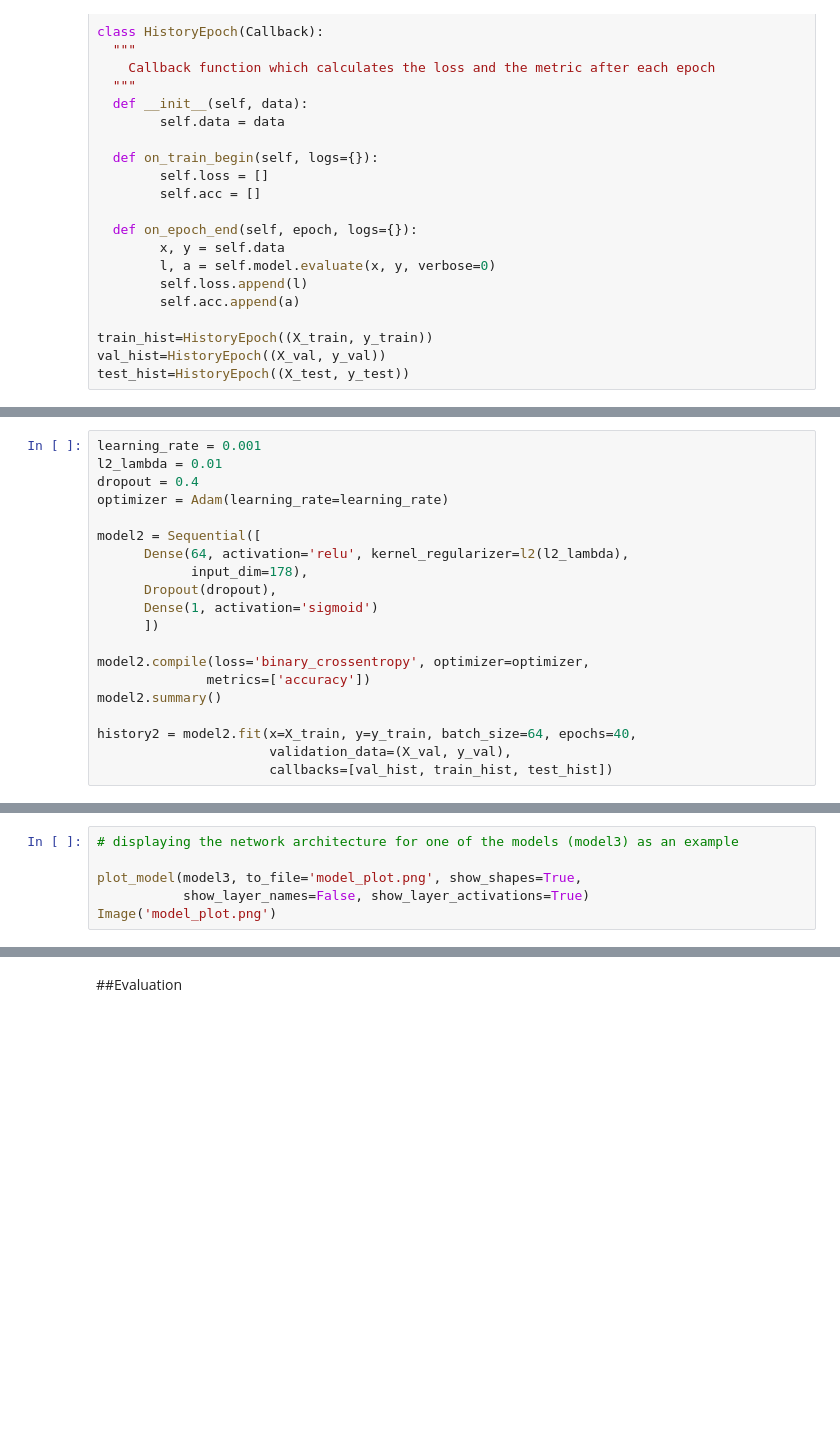
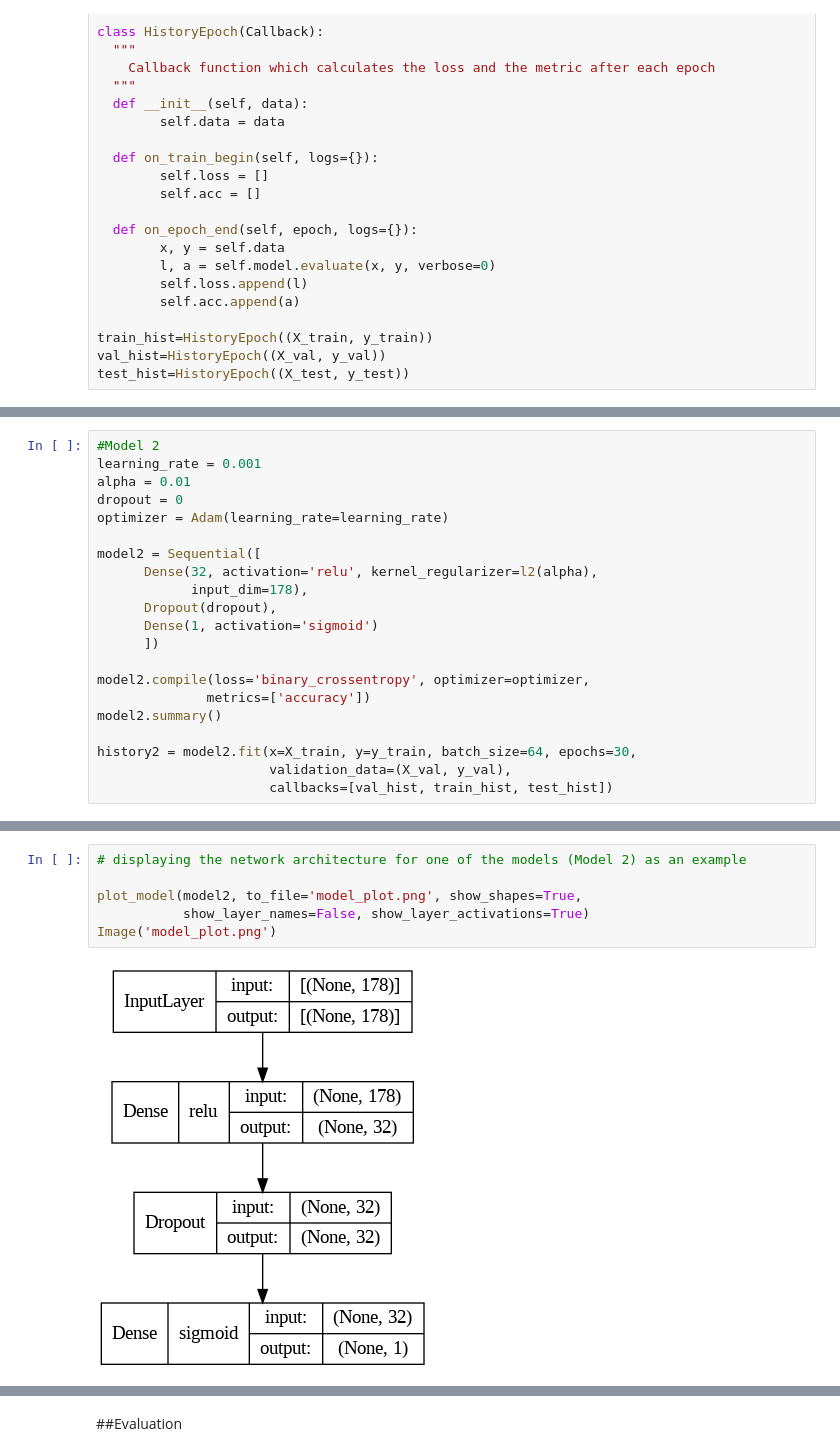
Before and after one commit to martinaturchini/HIV-1-cleavage-project, a Jupyter notebook: HIV_CLEAVAGE_project.ipynb, the cells around one changed output, grey strips where cells are left out. Saved outputs shown, nothing was run; the diff lists cells and outputs as text; blank space fills up the shorter version.

```diff
--- a/HIV_CLEAVAGE_project.ipynb
+++ b/HIV_CLEAVAGE_project.ipynb
@@ -466,11 +520,12 @@ plot_history(history1, '1')
 # %%
+#Model 2
 learning_rate = 0.001
-l2_lambda = 0.01
-dropout = 0.4
+alpha = 0.01
+dropout = 0
 optimizer = Adam(learning_rate=learning_rate)
 
 model2 = Sequential([
-      Dense(64, activation='relu', kernel_regularizer=l2(l2_lambda),
+      Dense(32, activation='relu', kernel_regularizer=l2(alpha),
             input_dim=178),
       Dropout(dropout),
       Dense(1, activation='sigmoid')
@@ -480,6 +535,6 @@ model2.compile(loss='binary_crossentropy', optimizer=optimizer,
               metrics=['accuracy'])
 model2.summary()
 
-history2 = model2.fit(x=X_train, y=y_train, batch_size=64, epochs=40,
+history2 = model2.fit(x=X_train, y=y_train, batch_size=64, epochs=30,
                       validation_data=(X_val, y_val),
                       callbacks=[val_hist, train_hist, test_hist])
@@ -506,8 +604,10 @@ history3 = model3.fit(x=X_train, y=y_train, batch_size=64, epochs=40,
 # %%
-# displaying the network architecture for one of the models (model3) as an example
+# displaying the network architecture for one of the models (Model 2) as an example
 
-plot_model(model3, to_file='model_plot.png', show_shapes=True,
+plot_model(model2, to_file='model_plot.png', show_shapes=True,
            show_layer_names=False, show_layer_activations=True)
 Image('model_plot.png')
+# %% [output]
+[figure, added]
 # %%
 plot_history(history3,'3')
```
Also changed, not shown: parts of 29 cells of this notebook.
